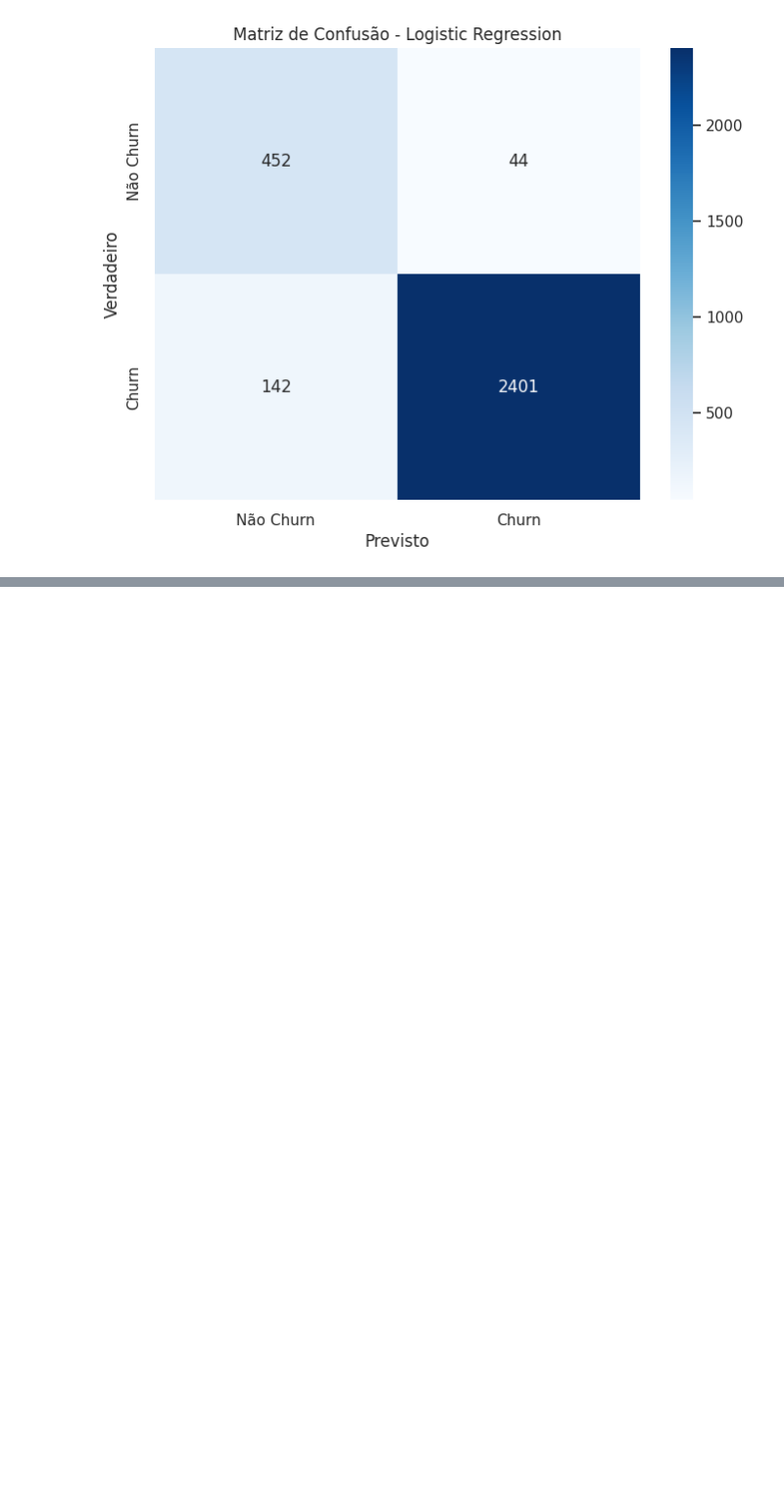
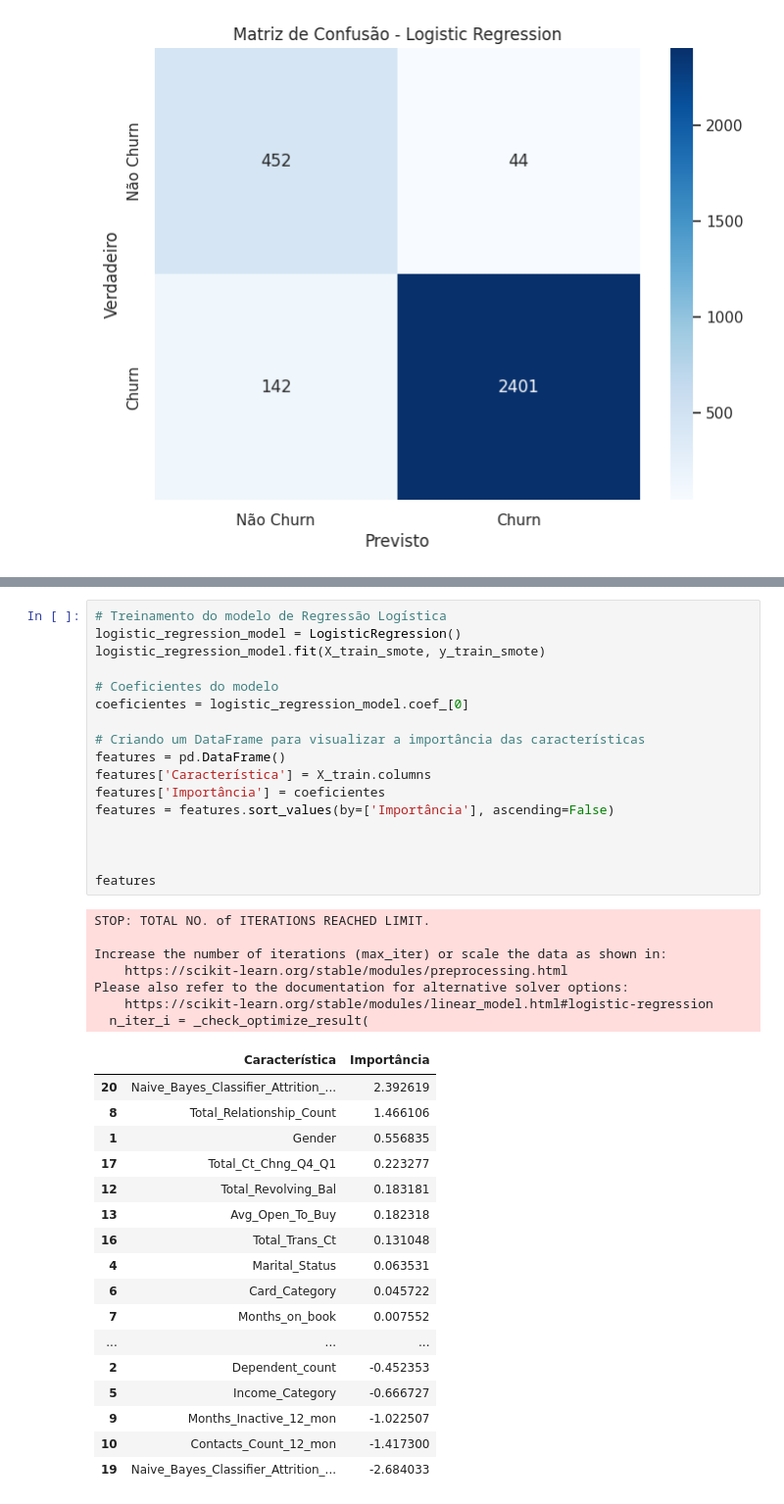
Before and after one commit to valdirdpg/curso-dnc, a Jupyter notebook: Desafio=Classificação_Cliente_Churn.ipynb, the cells around one changed output, grey strips where cells are left out. Shown: that part at 98% size. Drawn from its saved outputs; the diff is of its cells as text; blank space fills up the shorter version.

```diff
--- a/Desafio=Classificação_Cliente_Churn.ipynb
+++ b/Desafio=Classificação_Cliente_Churn.ipynb
@@ -399,0 +366,42 @@ plt.show()
+# %%
+# Treinamento do modelo de Regressão Logística
+logistic_regression_model = LogisticRegression()
+logistic_regression_model.fit(X_train_smote, y_train_smote)
+
+# Coeficientes do modelo
+coeficientes = logistic_regression_model.coef_[0]
+
+# Criando um DataFrame para visualizar a importância das características
+features = pd.DataFrame()
+features['Característica'] = X_train.columns
+features['Importância'] = coeficientes
+features = features.sort_values(by=['Importância'], ascending=False)
+
+
+
+features
+# %% [output]
+STOP: TOTAL NO. of ITERATIONS REACHED LIMIT.
+
+Increase the number of iterations (max_iter) or scale the data as shown in:
+    https://scikit-learn.org/stable/modules/preprocessing.html
+Please also refer to the documentation for alternative solver options:
+    https://scikit-learn.org/stable/modules/linear_model.html#logistic-regression
+  n_iter_i = _check_optimize_result(
+|  | Característica | Importância |
+| 20 | Naive_Bayes_Classifier_Attrition_... | 2.392619 |
+| 8 | Total_Relationship_Count | 1.466106 |
+| 1 | Gender | 0.556835 |
+| 17 | Total_Ct_Chng_Q4_Q1 | 0.223277 |
+| 12 | Total_Revolving_Bal | 0.183181 |
+| 13 | Avg_Open_To_Buy | 0.182318 |
+| 16 | Total_Trans_Ct | 0.131048 |
+| 4 | Marital_Status | 0.063531 |
+| 6 | Card_Category | 0.045722 |
+| 7 | Months_on_book | 0.007552 |
+| ... | ... | ... |
+| 2 | Dependent_count | -0.452353 |
+| 5 | Income_Category | -0.666727 |
+| 9 | Months_Inactive_12_mon | -1.022507 |
+| 10 | Contacts_Count_12_mon | -1.417300 |
+| 19 | Naive_Bayes_Classifier_Attrition_... | -2.684033 |
```
Also changed, not shown: parts of 12 cells of this notebook.
